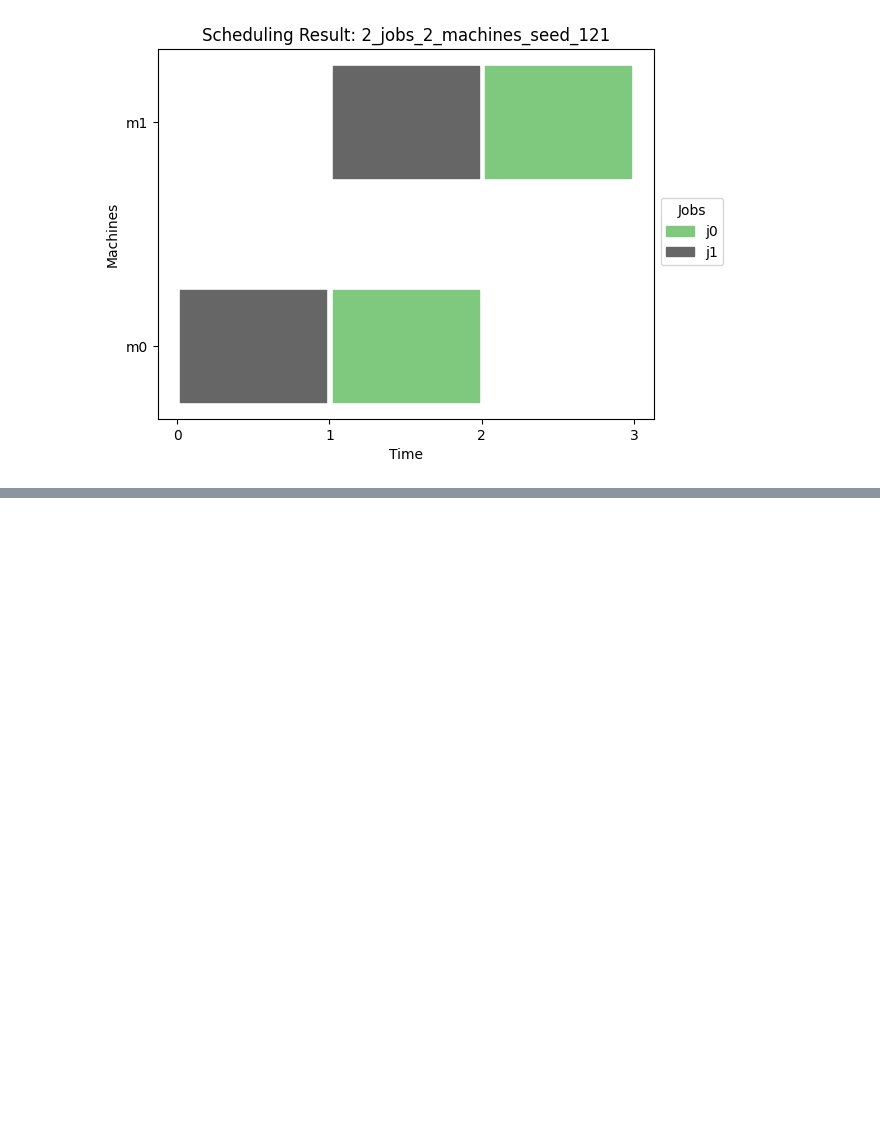
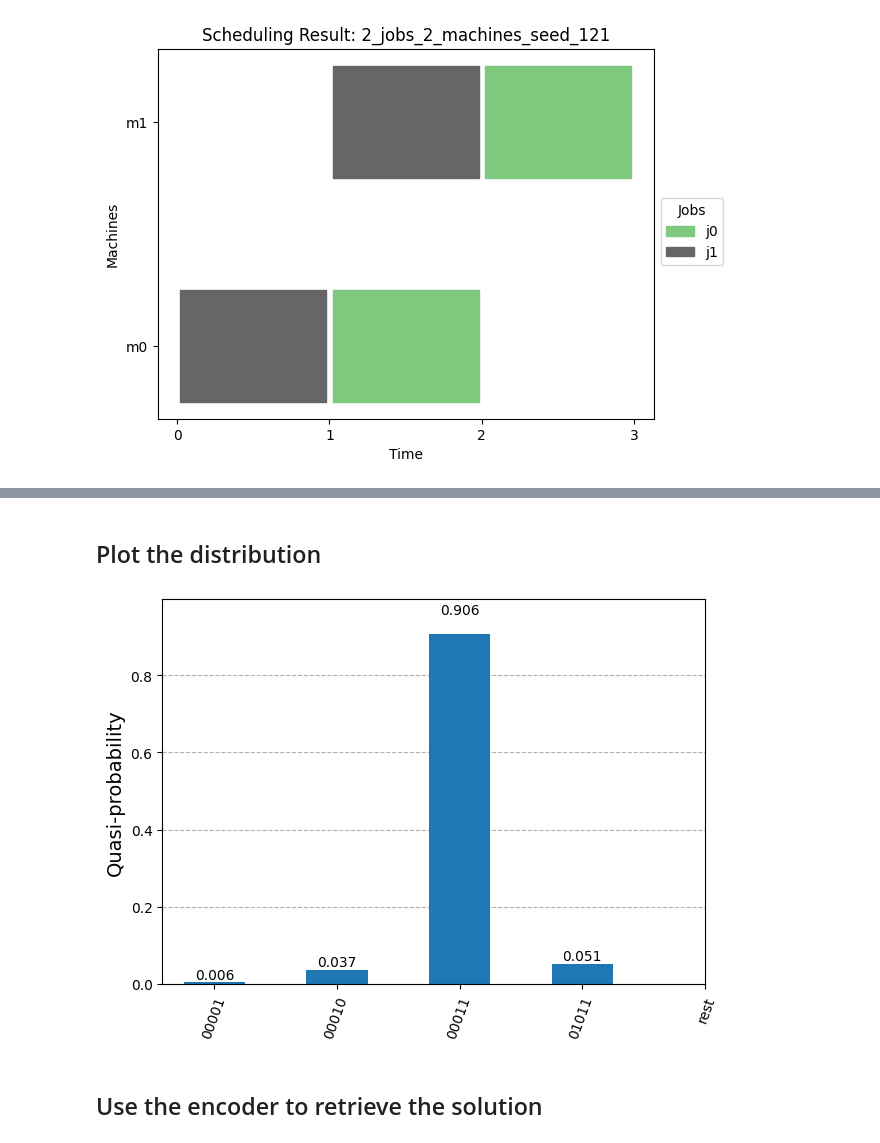
Before and after one commit to DLR-RB/QUEASARS, a Jupyter notebook: examples/evqe_jssp_small_examples.ipynb, the cells around one changed output, grey strips where cells are left out. Cells and saved outputs as stored; diff of their text form; code cells hidden in the pictures; blank space fills up the shorter version.

```diff
--- a/examples/evqe_jssp_small_examples.ipynb
+++ b/examples/evqe_jssp_small_examples.ipynb
@@ -191,0 +221,10 @@ for solution in solutions:
+# %%
+from queasars.job_shop_scheduling.domain_wall_hamiltonian_encoder import JSSPDomainWallHamiltonianEncoder
+
+# This encoder represents the configured JSSP instance as a Hamiltonian.
+# Besides the penalties which are problem-dependent, the makespan_limit defines the maximum size of the time variables and hence influences the number of required qubits.
+encoder = JSSPDomainWallHamiltonianEncoder(jssp_instance=jssp_instance, makespan_limit=4, max_opt_value=100, opt_all_operations_share=0.19, encoding_penalty=319, overlap_constraint_penalty=319, precedence_constraint_penalty=275)
+
+print("needed qubits: ", encoder.n_qubits)
+
+hamiltonian = encoder.get_problem_hamiltonian()
@@ -191,0 +296,4 @@ for solution in solutions:
+# %%
+from queasars.minimum_eigensolvers.evqe.evqe import EVQEMinimumEigensolver
+
+eigensolver = EVQEMinimumEigensolver(configuration=configuration)
@@ -191,0 +302,10 @@ for solution in solutions:
+# %%
+import logging
+
+logger = logging.getLogger("queasars.minimum_eigensolvers.base.evolving_ansatz_minimum_eigensolver")
+handler = logging.StreamHandler()
+logger.setLevel(logging.INFO)
+logger.addHandler(handler)
+
+result = eigensolver.compute_minimum_eigenvalue(operator=hamiltonian)
+quasi_distribution = result.eigenstate.binary_probabilities()
@@ -191,0 +330,10 @@ for solution in solutions:
+# %% [markdown]
+## Plot the distribution
+# %%
+from qiskit.visualization import plot_distribution
+
+plot_distribution(quasi_distribution, number_to_keep=10)
+# %% [output]
+[figure, added]
+# %% [markdown]
+## Use the encoder to retrieve the solution
```
Also changed, not shown: parts of 17 cells of this notebook, 1 other file.
